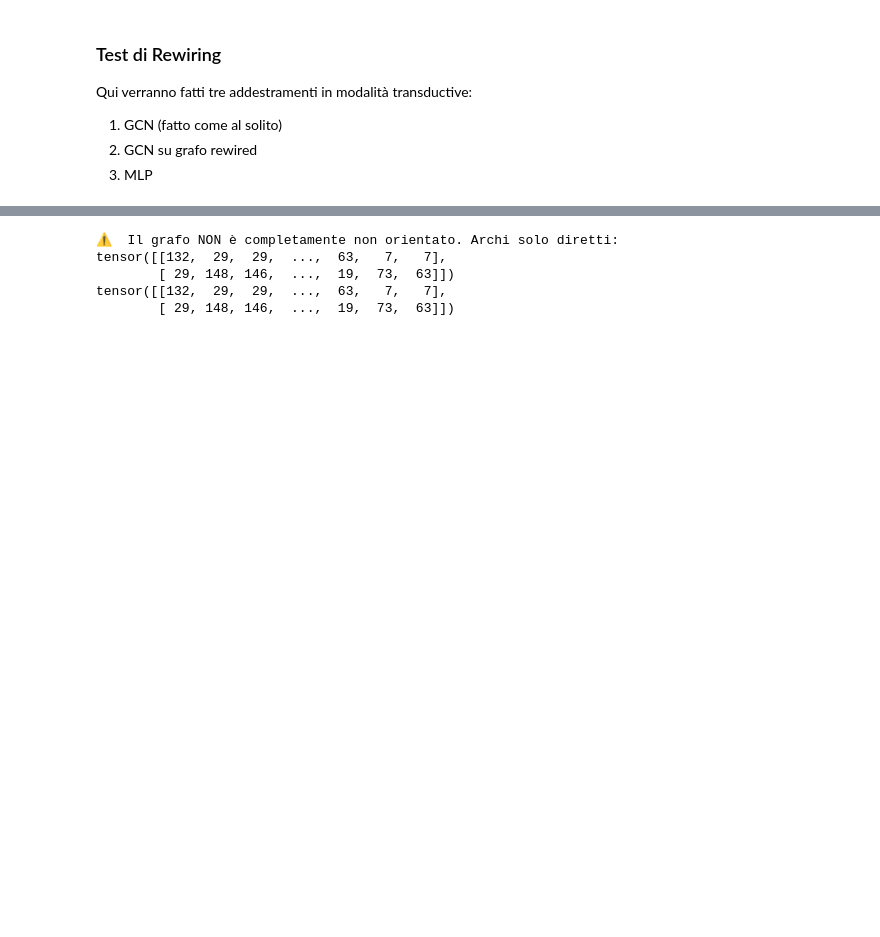
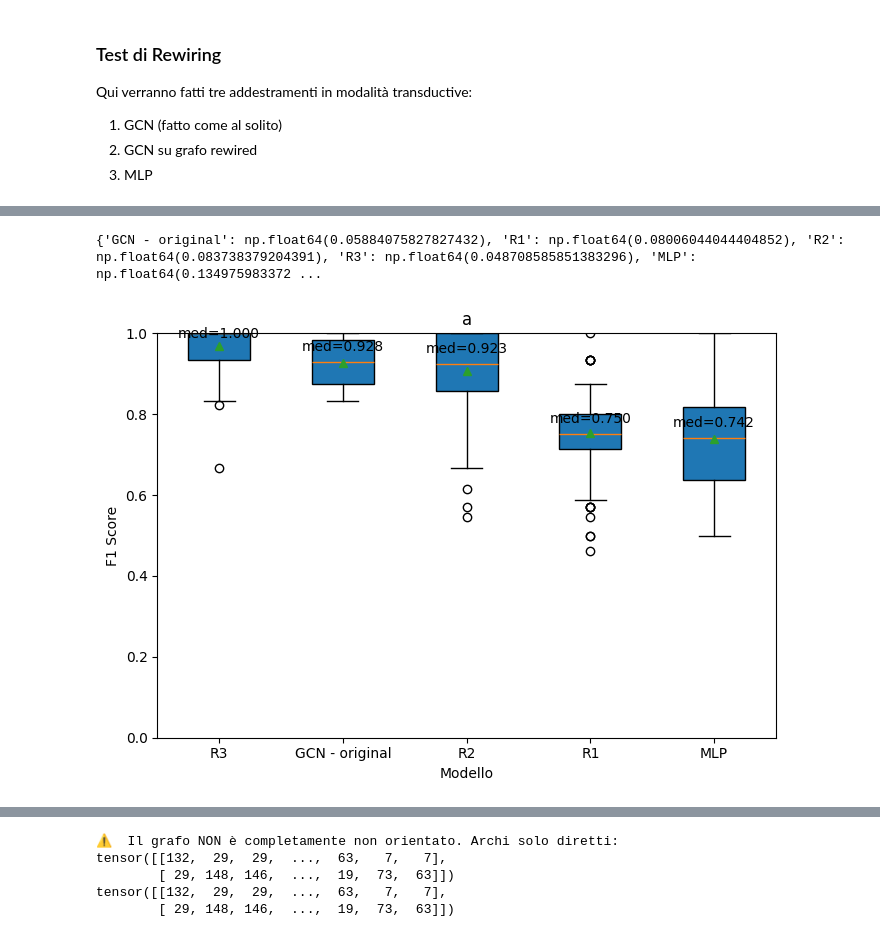
Before and after one commit to Emanuele19/TopologyPermutations, a Jupyter notebook: test_topology_significance.ipynb, the cells around one changed output, grey strips where cells are left out. Cells and saved outputs as stored; diff of their text form; code cells hidden in the pictures; blank space fills up the shorter version.

```diff
--- a/test_topology_significance.ipynb
+++ b/test_topology_significance.ipynb
@@ -209,3 +254,81 @@ plot_f1(formatted, title='Graph topology importance')
+# %%
+formatted_std = dict()
+formatted_std['GCN - original'] = np.array(test_metrics_gcn).std()
+for alg_name, metrics in test_metrics_rew.items():
+    formatted_std[alg_name] = np.array(metrics).std()
+formatted_std['MLP'] = np.array(list(test_metrics_mlp.values())).std()
+
+print(formatted_std)
+# %% [output]
+{'GCN - original': np.float64(0.05884075827827432), 'R1': np.float64(0.08006044044404852), 'R2': np.float64(0.083738379204391), 'R3': np.float64(0.048708585851383296), 'MLP': np.float64(0.134975983372 ...
+# %%
+import numpy as np
+import matplotlib.pyplot as plt
+
+def plot_f1_boxplot(metrics_dict, title, rotation=0, show_points=False):
+    """
+    metrics_dict: dict[str, list/np.array]
+        Esempio:
+        {
+          "GCN - original": [0.81, 0.79, 0.83],
+          "REW-A": [0.77, 0.78, 0.76],
+          "MLP": [0.70, 0.72, 0.69]
+        }
+    """
+    # pulizia/normalizzazione: ogni entry -> array 1D
+    names, data = [], []
+    for k, v in metrics_dict.items():
+        arr = np.asarray(v).ravel()
+        arr = arr[~np.isnan(arr)]  # nel caso ci siano NaN
+        if arr.size == 0:
+            continue
+        names.append(k)
+        data.append(arr)
+
+    # ordina per mediana decrescente (o media, se preferisci)
+    order = np.argsort([np.median(d) for d in data])[::-1]
+    names = [names[i] for i in order]
+    data  = [data[i]  for i in order]
+
+    plt.figure(figsize=(7, 5))
+    bp = plt.boxplot(
+        data,
+        labels=names,
+        showmeans=True,
+        patch_artist=True
+    )
+
+    plt.title(title)
+    plt.ylabel("F1 Score")
+    plt.xlabel("Modello")
+    plt.ylim(0, 1)
+
+    if rotation:
+        plt.xticks(rotation=rotation, ha='right')
+
+    # annota mediana sopra ogni box
+    for i, d in enumerate(data, start=1):
+        med = np.median(d)
+        plt.text(i, min(med + 0.02, 0.98), f"med={med:.3f}", ha="center", va="bottom")
+
+    # opzionale: aggiunge i punti (jitter) per vedere distribuzione
+    if show_points:
+        for i, d in enumerate(data, start=1):
+            x = np.random.normal(loc=i, scale=0.04, size=len(d))  # jitter
+            plt.scatter(x, d, s=12, alpha=0.6)
+
+    plt.tight_layout()
+    plt.show()
+
+formattedx = dict()
+formattedx['GCN - original'] = np.array(test_metrics_gcn)
+for alg_name, metrics in test_metrics_rew.items():
+    formattedx[alg_name] = np.array(metrics)
+formattedx['MLP'] = np.array(list(test_metrics_mlp.values()))
+
+plot_f1_boxplot(formattedx, title="a")
+# %% [output]
+[figure, added]
 # %%
 import torch
 import networkx as nx
```
Also changed, not shown: parts of 5 cells of this notebook, 3 other files.
